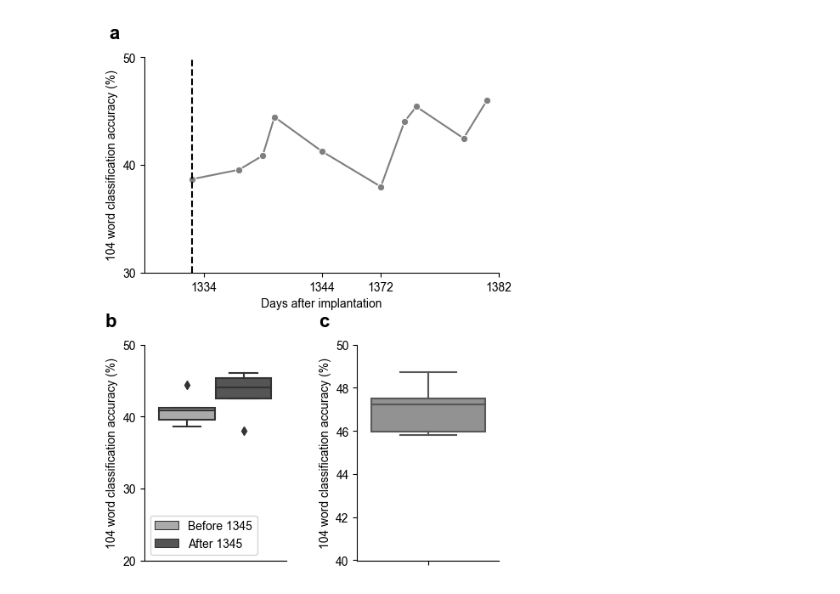
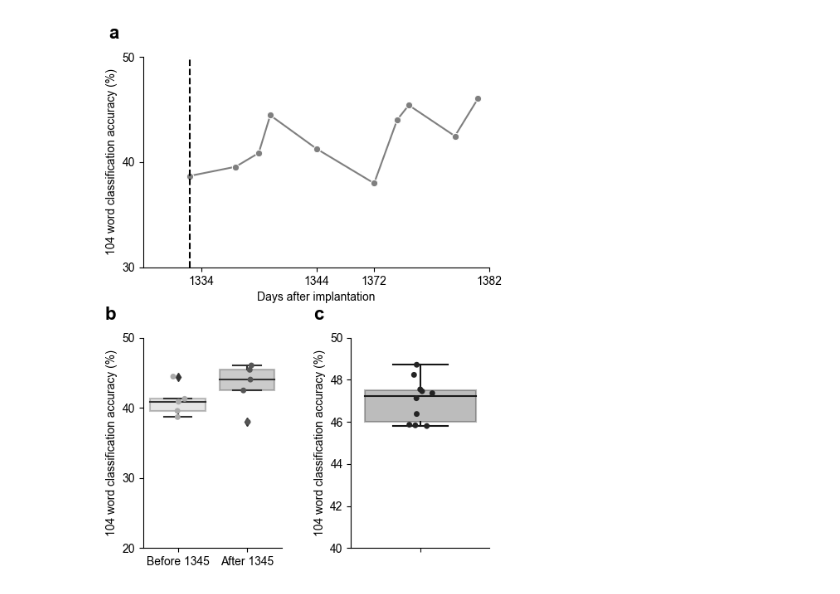
Before and after one commit to asilvaalex4/bilingual_speech_bci, a Jupyter notebook: figures/figure_E5/figure_E5.ipynb, the cells around one changed output. Saved outputs shown, nothing was run; the diff lists cells and outputs as text; code cells hidden in the pictures.

Commit message:
format images

```diff
--- a/figures/figure_E5/figure_E5.ipynb
+++ b/figures/figure_E5/figure_E5.ipynb
@@ -4,8 +4,8 @@ import seaborn as sns
 import numpy as np
 import matplotlib.pyplot as plt
 # load the source data for each panel
-stability_df = pd.read_excel('./figure_E5_sourcedata.xlsx',engine='openpyxl',sheet_name='Panel_a',index_col=0)
-acc_df = pd.read_excel('./figure_E5_sourcedata.xlsx',engine='openpyxl',sheet_name='Panel_b',index_col=0)
+stability_df = pd.read_excel('./SD_ED_FIG5.xlsx',engine='openpyxl',sheet_name='Panel_a',index_col=0)
+acc_df = pd.read_excel('./SD_ED_FIG5.xlsx',engine='openpyxl',sheet_name='Panel_b',index_col=0)
 # %%
 # Computes and plots the dendrogram
 import seaborn as sns
@@ -72,37 +72,42 @@ ax.axvline(first_day,color='k',linestyle='--')
 ax.set_xlim([first_day-4,np.max(stability_df.Day)+1])
 ax.set_xticks([first_day+1,first_day+11,first_day+16,first_day+26])
 ax.set_xticklabels([first_day+1,first_day+11,first_day+offset+16,first_day+offset+26])
 ax.set_ylim([30,50])
 ax.set_yticks([30,40,50])
 
 
 ax.text(-0.07, 1.15, 'a', transform=ax.transAxes,
     va='top', ha='right', fontsize=16, fontweight='bold')
 
 ax = axs['stabbox']
 
-sns.boxplot(ax=ax,data=stability_df,x='Language',y='Accuracy',hue='before_1250',
-            hue_order=['Before 1345','After 1345'],
+sns.boxplot(ax=ax,data=stability_df,x='before_1250',y='Accuracy',#hue='before_1250',
+            #hue_order=['Before 1345','After 1345'],
+            palette='binary',boxprops=dict(alpha=.3))
+sns.stripplot(ax=ax,data=stability_df,x='before_1250',y='Accuracy',#hue='before_1250',
+            #hue_order=['Before 1345','After 1345'],
             palette='binary')
-ax.legend().set_title('')
+#ax.legend().set_title('')
 #ax.legend(['Before 1251','After 1251'])
 ax.set_ylim([20,50])
 ax.set_yticks([20,30,40,50])
 ax.set_ylabel('104 word classification accuracy (%)')
 ax.set_xlabel('')
-ax.set_xticks([])
+#ax.set_xticks([])
 ax.text(-0.2, 1.15, 'b', transform=ax.transAxes,
     va='top', ha='right', fontsize=16, fontweight='bold')
 ax = axs['overall']
 import pickle
-sns.boxplot(ax=ax,y=acc_df['both']*100,color=sns.color_palette('binary')[2])
+sns.boxplot(ax=ax,y=acc_df['both']*100,color=sns.color_palette('binary')[-1],boxprops=dict(alpha=.3))
+sns.stripplot(ax=ax,y=acc_df['both']*100,color=sns.color_palette('binary')[-1])
+
 ax.set_ylim([40,50])
 ax.set_ylabel('104 word classification accuracy (%)')
 ax.text(-0.2, 1.15, 'c', transform=ax.transAxes,
     va='top', ha='right', fontsize=16, fontweight='bold')
 
 ax.set_xlabel('')
-plt.savefig('./figure_E5.jpg',dpi=300,bbox_inches='tight')
+plt.savefig('./ED_FIG5.jpg',dpi=300,bbox_inches='tight')
 plt.show()
 # %% [output]
-[figure, old version]
+[figure, new version]
```
Also changed, not shown: parts of 3 cells of this notebook, 51 other files.
